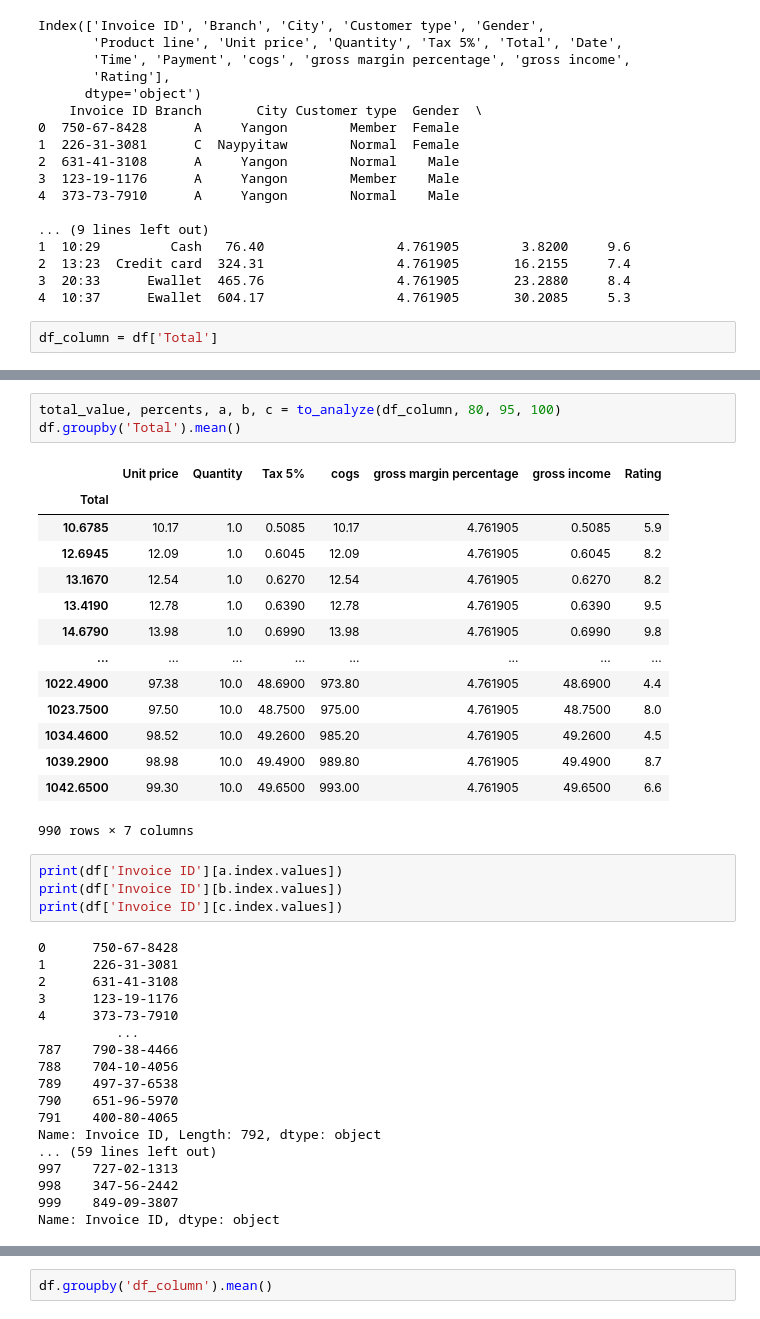
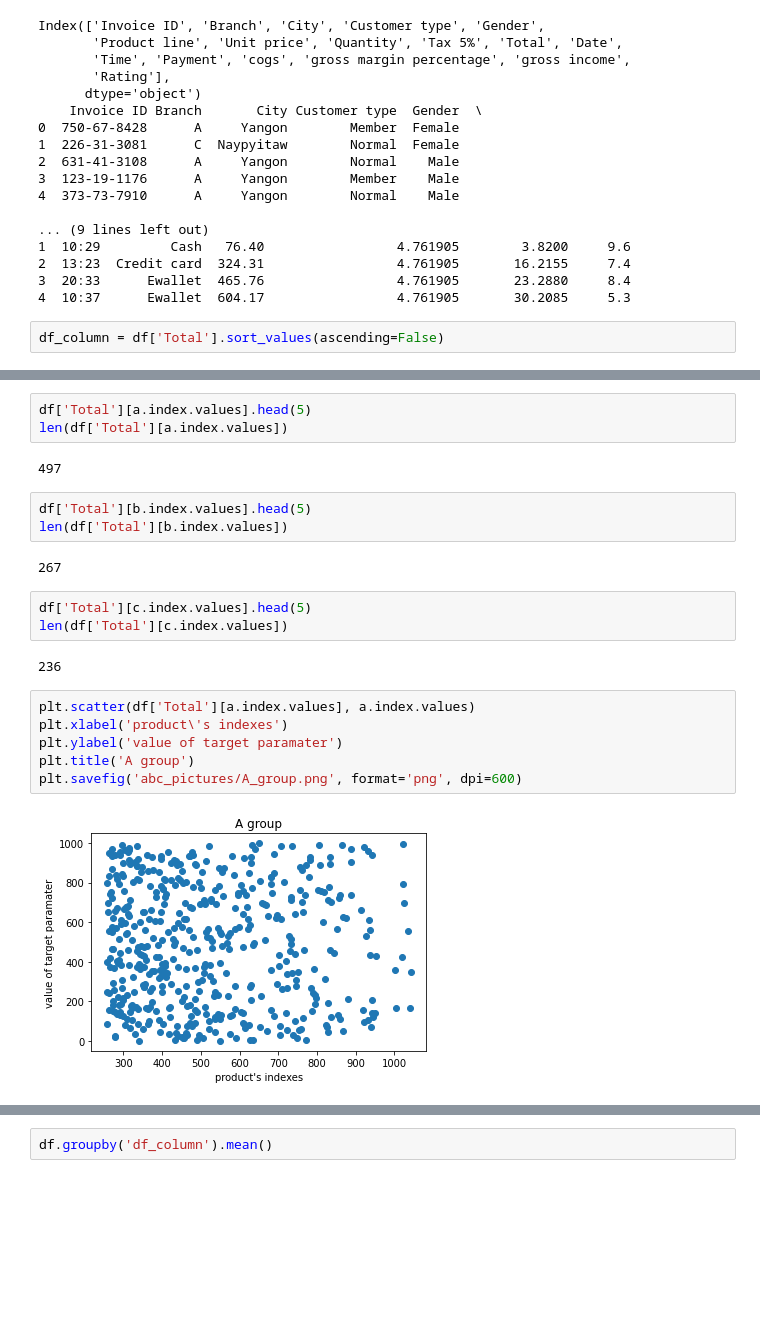
Before and after one commit to ranagul/-, a Jupyter notebook: abc_analysis2.ipynb, the cells around one changed output, grey strips where cells are left out. Drawn from its saved outputs; the diff is of its cells as text; blank space fills up the shorter version.

Commit message:
visualize abc and k-means

```diff
--- a/abc_analysis2.ipynb
+++ b/abc_analysis2.ipynb
@@ -47,4 +49,4 @@ Index(['Invoice ID', 'Branch', 'City', 'Customer type', 'Gender',
 3  20:33      Ewallet  465.76                 4.761905       23.2880     8.4
 4  10:37      Ewallet  604.17                 4.761905       30.2085     5.3
 # %%
-df_column = df['Total']
+df_column = df['Total'].sort_values(ascending=False)
@@ -71,40 +106,23 @@ NameError: name 'labels' is not defined
-# %%
-total_value, percents, a, b, c = to_analyze(df_column, 80, 95, 100)
-df.groupby('Total').mean()
-# %% [output]
-|  | Unit price | Quantity | Tax 5% | cogs | gross margin percentage | gross income | Rating |
-| Total |  |  |  |  |  |  |  |
-| 10.6785 | 10.17 | 1.0 | 0.5085 | 10.17 | 4.761905 | 0.5085 | 5.9 |
-| 12.6945 | 12.09 | 1.0 | 0.6045 | 12.09 | 4.761905 | 0.6045 | 8.2 |
-| 13.1670 | 12.54 | 1.0 | 0.6270 | 12.54 | 4.761905 | 0.6270 | 8.2 |
-| 13.4190 | 12.78 | 1.0 | 0.6390 | 12.78 | 4.761905 | 0.6390 | 9.5 |
-| 14.6790 | 13.98 | 1.0 | 0.6990 | 13.98 | 4.761905 | 0.6990 | 9.8 |
-| ... | ... | ... | ... | ... | ... | ... | ... |
-| 1022.4900 | 97.38 | 10.0 | 48.6900 | 973.80 | 4.761905 | 48.6900 | 4.4 |
-| 1023.7500 | 97.50 | 10.0 | 48.7500 | 975.00 | 4.761905 | 48.7500 | 8.0 |
-| 1034.4600 | 98.52 | 10.0 | 49.2600 | 985.20 | 4.761905 | 49.2600 | 4.5 |
-| 1039.2900 | 98.98 | 10.0 | 49.4900 | 989.80 | 4.761905 | 49.4900 | 8.7 |
-| 1042.6500 | 99.30 | 10.0 | 49.6500 | 993.00 | 4.761905 | 49.6500 | 6.6 |
-990 rows × 7 columns
-# %%
-print(df['Invoice ID'][a.index.values])
-print(df['Invoice ID'][b.index.values])
-print(df['Invoice ID'][c.index.values])
-# %% [output]
-0      750-67-8428
-1      226-31-3081
-2      631-41-3108
-3      123-19-1176
-4      373-73-7910
-          ...
-787    790-38-4466
-788    704-10-4056
-789    497-37-6538
-790    651-96-5970
-791    400-80-4065
-Name: Invoice ID, Length: 792, dtype: object
-... (59 lines left out)
-997    727-02-1313
-998    347-56-2442
-999    849-09-3807
-Name: Invoice ID, dtype: object
+# %%
+df['Total'][a.index.values].head(5)
+len(df['Total'][a.index.values])
+# %% [output]
+497
+# %%
+df['Total'][b.index.values].head(5)
+len(df['Total'][b.index.values])
+# %% [output]
+267
+# %%
+df['Total'][c.index.values].head(5)
+len(df['Total'][c.index.values])
+# %% [output]
+236
+# %%
+plt.scatter(df['Total'][a.index.values], a.index.values)
+plt.xlabel('product\'s indexes')
+plt.ylabel('value of target paramater')
+plt.title('A group')
+plt.savefig('abc_pictures/A_group.png', format='png', dpi=600)
+# %% [output]
+[figure, added]
```
Also changed, not shown: parts of 10 cells of this notebook, 13 other files.
